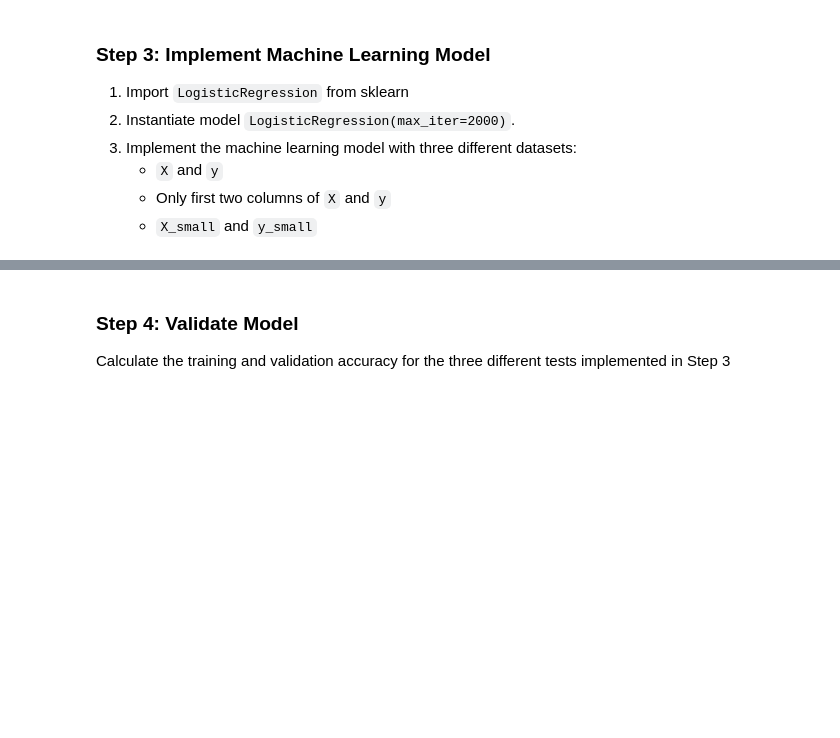
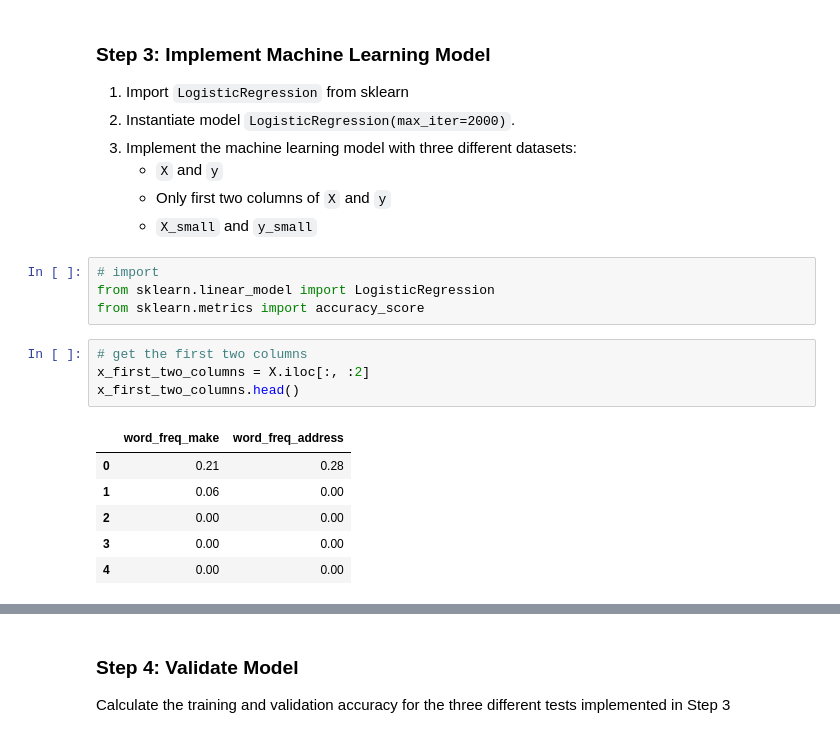
Before and after one commit to chvaldez10/Dog-Apps, a Jupyter notebook: ENSF 611/assignments/A2/Assignment 2.ipynb, the cells around one changed output, grey strips where cells are left out. Drawn from its saved outputs; the diff is of its cells as text; blank space fills up the shorter version.

```diff
--- a/ENSF 611/assignments/A2/Assignment 2.ipynb
+++ b/ENSF 611/assignments/A2/Assignment 2.ipynb
@@ -111,3 +111,18 @@ Test set size: 230
     - `X` and `y`
     - Only first two columns of `X` and `y`
     - `X_small` and `y_small`
+# %%
+# import
+from sklearn.linear_model import LogisticRegression
+from sklearn.metrics import accuracy_score
+# %%
+# get the first two columns
+x_first_two_columns = X.iloc[:, :2]
+x_first_two_columns.head()
+# %% [output]
+|  | word_freq_make | word_freq_address |
+| 0 | 0.21 | 0.28 |
+| 1 | 0.06 | 0.00 |
+| 2 | 0.00 | 0.00 |
+| 3 | 0.00 | 0.00 |
+| 4 | 0.00 | 0.00 |
```
Also changed, not shown: parts of 3 cells of this notebook, 1 other file.
